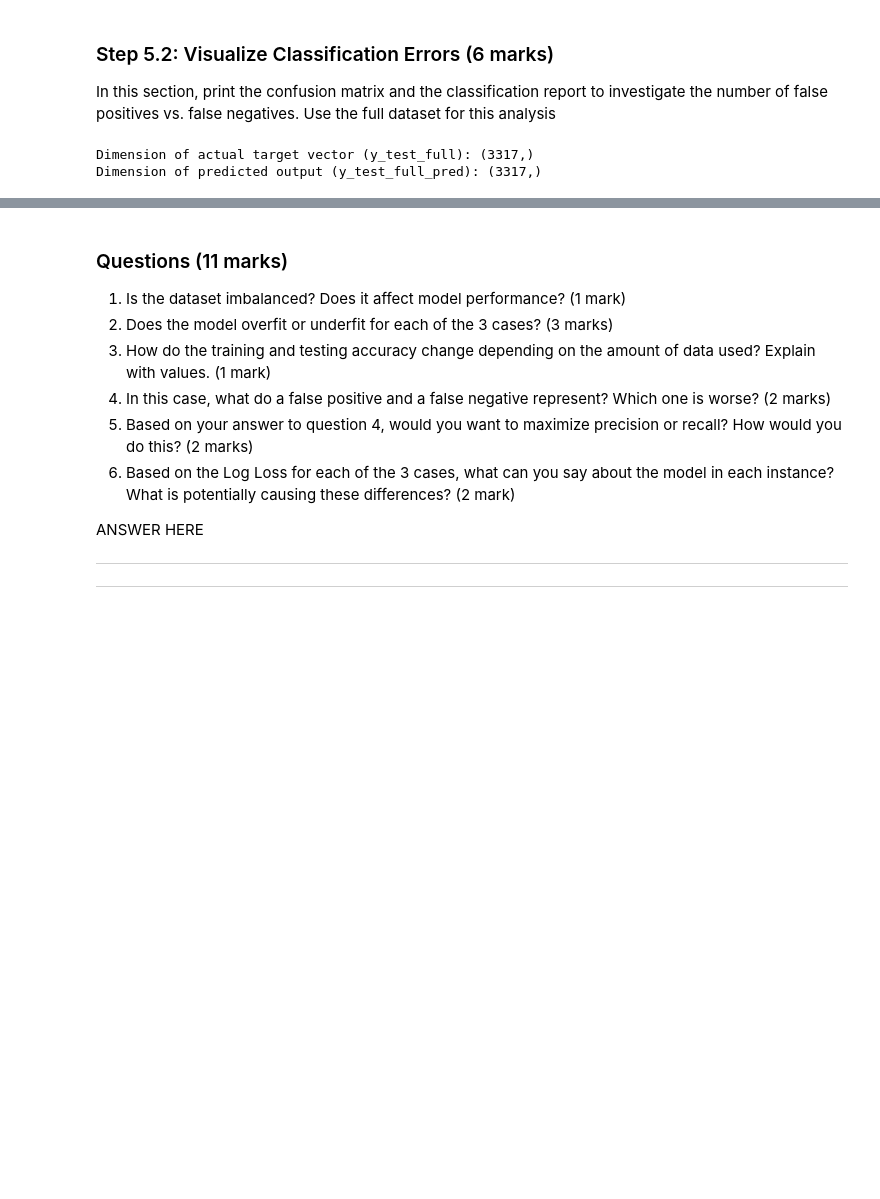
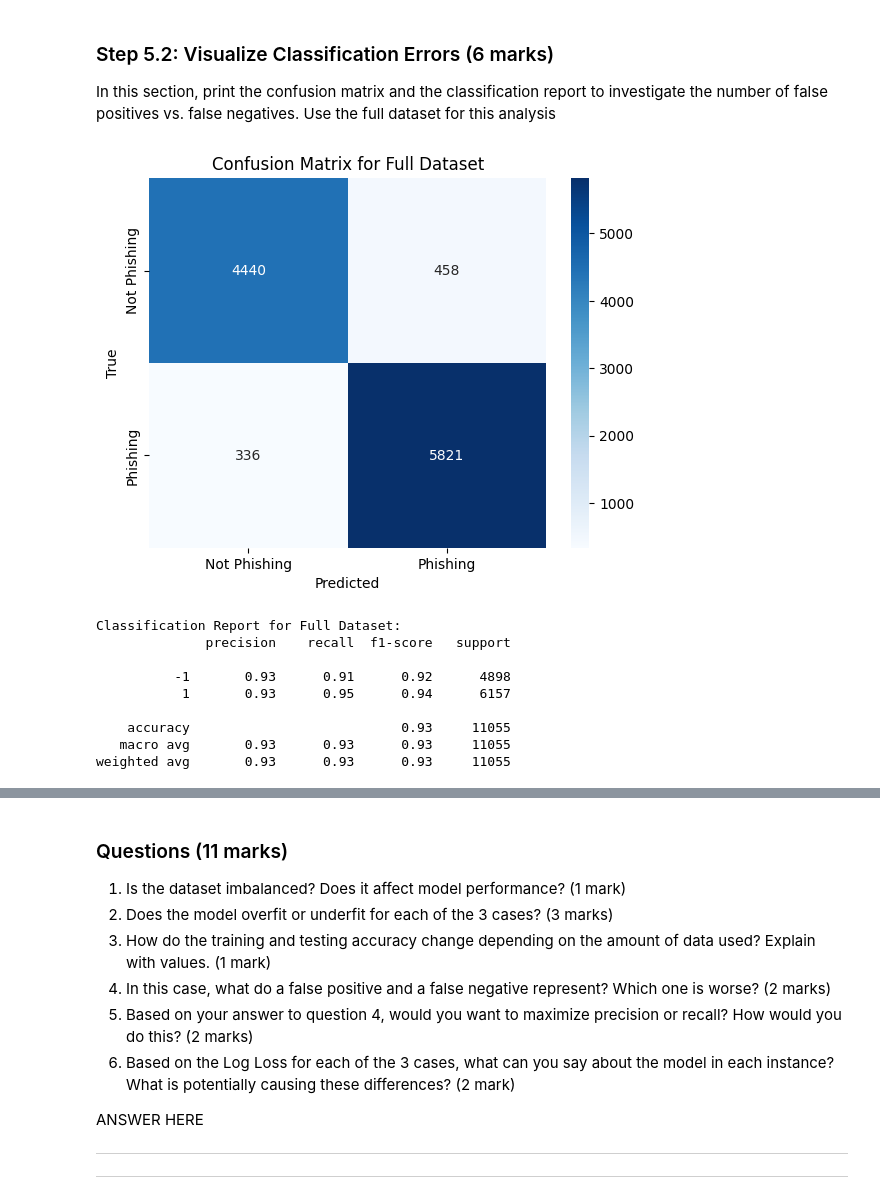
Before and after one commit to ObehiEdeoghon/engg680_2024_fall, a Jupyter notebook: Lab_Assignment3/Assignment3.ipynb, the cells around one changed output, grey strips where cells are left out. Drawn from its saved outputs; the diff is of its cells as text; code cells hidden in the pictures; blank space fills up the shorter version.

```diff
--- a/Lab_Assignment3/Assignment3.ipynb
+++ b/Lab_Assignment3/Assignment3.ipynb
@@ -594,0 +524,23 @@ Log loss: 0.1923
+# %%
+from sklearn.metrics import log_loss
+# Full dataset
+log_loss_full = log_loss(y, model.predict_proba(X))
+
+# First two columns dataset
+# Retrain the model using only the first two columns,
+# then calculate the log loss using the same two columns
+model_2_cols = LogisticRegression(max_iter=2000) # Create a separate model
+model_2_cols.fit(X.iloc[:, :2], y)
+log_loss_2_cols = log_loss(y, model_2_cols.predict_proba(X.iloc[:, :2]))
+
+# Smaller dataset
+log_loss_small = log_loss(y_small, model.predict_proba(X_small))
+
+# Print results for the full dataset
+print(f"Full dataset - Training Accuracy: {train_accuracy_full}, Testing Accuracy: {test_accuracy_full}, Log Loss: {log_loss_full}")
+
+# Print results for the first two columns dataset
+print(f"First two columns - Training Accuracy: {train_accuracy_2_cols}, Testing Accuracy: {test_accuracy_2_cols}, Log Loss: {log_loss_2_cols}")
+
+# Print results for the smaller dataset
+print(f"Smaller dataset - Training Accuracy: {train_accuracy_small}, Testing Accuracy: {test_accuracy_small}, Log Loss: {log_loss_small}")
@@ -666,29 +589,36 @@ print(results)
 ### Step 5.2: Visualize Classification Errors (6 marks)
 
 In this section, print the confusion matrix and the classification report to investigate the number of false positives vs. false negatives. Use the full dataset for this analysis
-# %%
-# TO DO: Retrieve target vector and predicted values for testing set using full dataset and print the dimension of the predicted output (2 mark)
-
-from sklearn.model_selection import train_test_split
-# Split the full dataset into training and testing sets (70% train, 30% test)
-X_train_full, X_test_full, y_train_full, y_test_full = train_test_split(X, y, test_size=0.3, random_state=0)
-
-# Instantiate the logistic regression model
-model = LogisticRegression(max_iter=2000)
-
-# Fit the model on the training set
-model.fit(X_train_full, y_train_full)
-
-# Predict on the testing set
-y_test_full_pred = model.predict(X_test_full)
-
-# Print the dimensions of the actual target vector and predicted output
-print("Dimension of actual target vector (y_test_full):", y_test_full.shape)
-print("Dimension of predicted output (y_test_full_pred):", y_test_full_pred.shape)
-
-# Note: 70% training set, 30% testing set
-# %% [output]
-Dimension of actual target vector (y_test_full): (3317,)
-Dimension of predicted output (y_test_full_pred): (3317,)
+# %%
+# TO DO: Retrieve target vector and predicted values for testing set using full dataset and print the dimension of the predicted output (2 mark)
+# Note: 70% training set, 30% testing set
+from sklearn.metrics import confusion_matrix, classification_report
+import seaborn as sns
+import matplotlib.pyplot as plt
+
+# Confusion Matrix and Classification Report for full dataset
+conf_mat = confusion_matrix(y, y_pred_full)
+
+# Plotting the confusion matrix
+sns.heatmap(conf_mat, annot=True, fmt='d', cmap='Blues', xticklabels=['Not Phishing', 'Phishing'], yticklabels=['Not Phishing', 'Phishing'])
+plt.xlabel('Predicted')
+plt.ylabel('True')
+plt.title('Confusion Matrix for Full Dataset')
+plt.show()
+
+# Classification Report
+print("Classification Report for Full Dataset:")
+print(classification_report(y, y_pred_full))
+# %% [output]
+[figure, added]
+Classification Report for Full Dataset:
+              precision    recall  f1-score   support
+
+          -1       0.93      0.91      0.92      4898
+           1       0.93      0.95      0.94      6157
+
+    accuracy                           0.93     11055
+   macro avg       0.93      0.93      0.93     11055
+weighted avg       0.93      0.93      0.93     11055
 # %%
 import seaborn as sns
```
Also changed, not shown: parts of 12 cells of this notebook.
